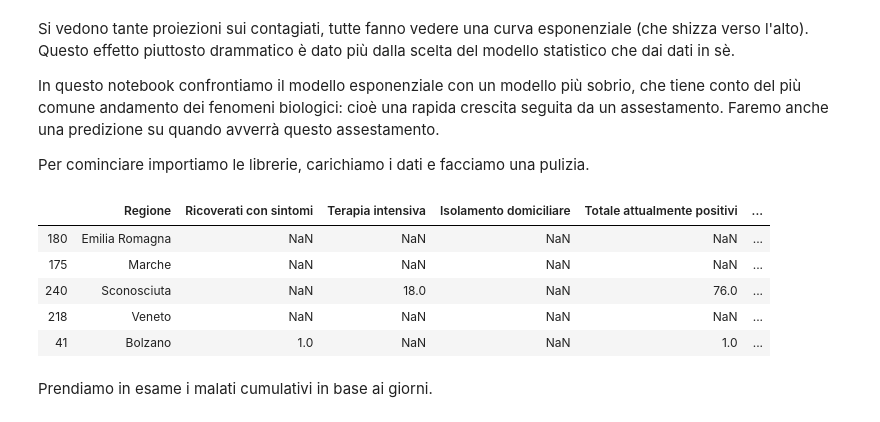
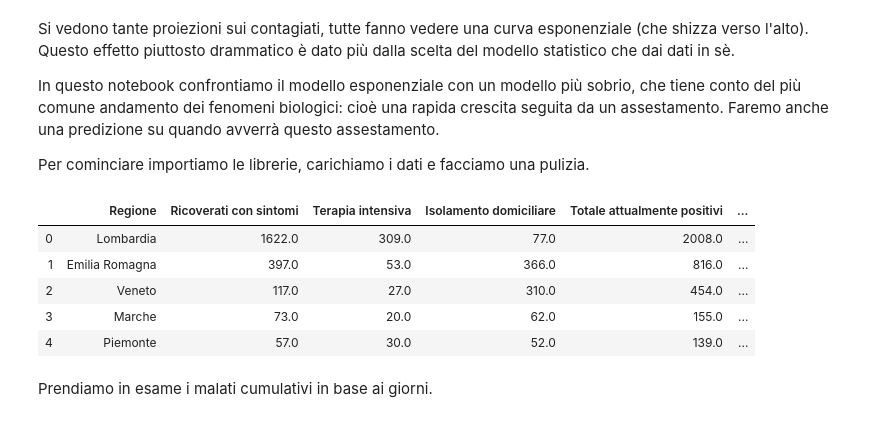
Before and after one commit to ondata/covid19italia, a Jupyter notebook: visualizzazione/analisi_predittiva.ipynb, the cells around one changed output. Drawn from its saved outputs; the diff is of its cells as text; code cells hidden in the pictures.

```diff
--- a/visualizzazione/analisi_predittiva.ipynb
+++ b/visualizzazione/analisi_predittiva.ipynb
@@ -10,21 +10,21 @@ Per cominciare importiamo le librerie, carichiamo i dati e facciamo una pulizia.
 # %%
 import numpy as np
 import pandas as pd
 import seaborn as sns
 import matplotlib.pyplot as plt
 from lmfit import Model
 
 df = pd.read_csv('./../publication/riepilogoArchivio.csv')
 # df = df.dropna()
 df['numero'] = df['CASI TOTALI']
-df.sample(5)
+df.head(5)
 # %% [output]
 |  | Regione | Ricoverati con sintomi | Terapia intensiva | Isolamento domiciliare | Totale attualmente positivi | ... |
-| 180 | Emilia Romagna | NaN | NaN | NaN | NaN | ... |
-| 175 | Marche | NaN | NaN | NaN | NaN | ... |
-| 240 | Sconosciuta | NaN | 18.0 | NaN | 76.0 | ... |
-| 218 | Veneto | NaN | NaN | NaN | NaN | ... |
-| 41 | Bolzano | 1.0 | NaN | NaN | 1.0 | ... |
+| 0 | Lombardia | 1622.0 | 309.0 | 77.0 | 2008.0 | ... |
+| 1 | Emilia Romagna | 397.0 | 53.0 | 366.0 | 816.0 | ... |
+| 2 | Veneto | 117.0 | 27.0 | 310.0 | 454.0 | ... |
+| 3 | Marche | 73.0 | 20.0 | 62.0 | 155.0 | ... |
+| 4 | Piemonte | 57.0 | 30.0 | 52.0 | 139.0 | ... |
 # %% [markdown]
 Prendiamo in esame i malati cumulativi in base ai giorni.
 # %%
```
Also changed, not shown: 1 other file.
